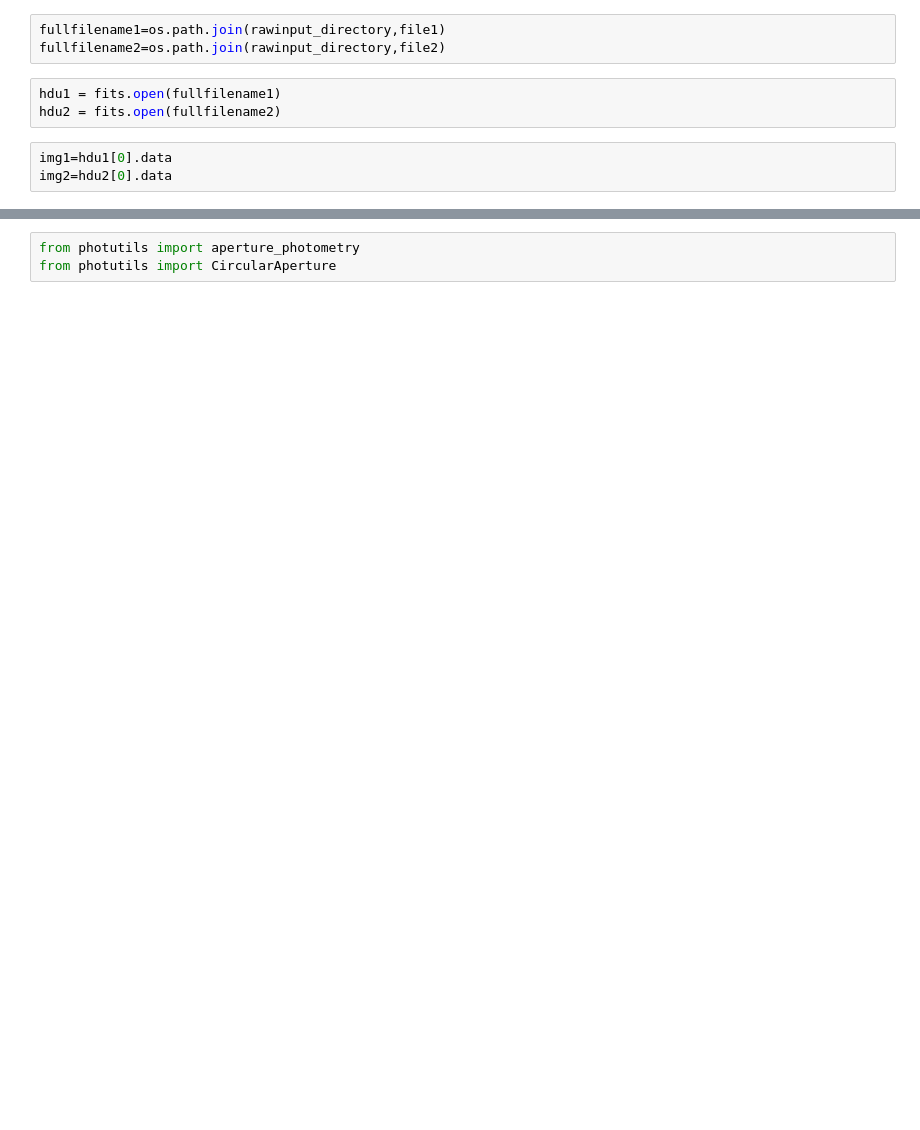
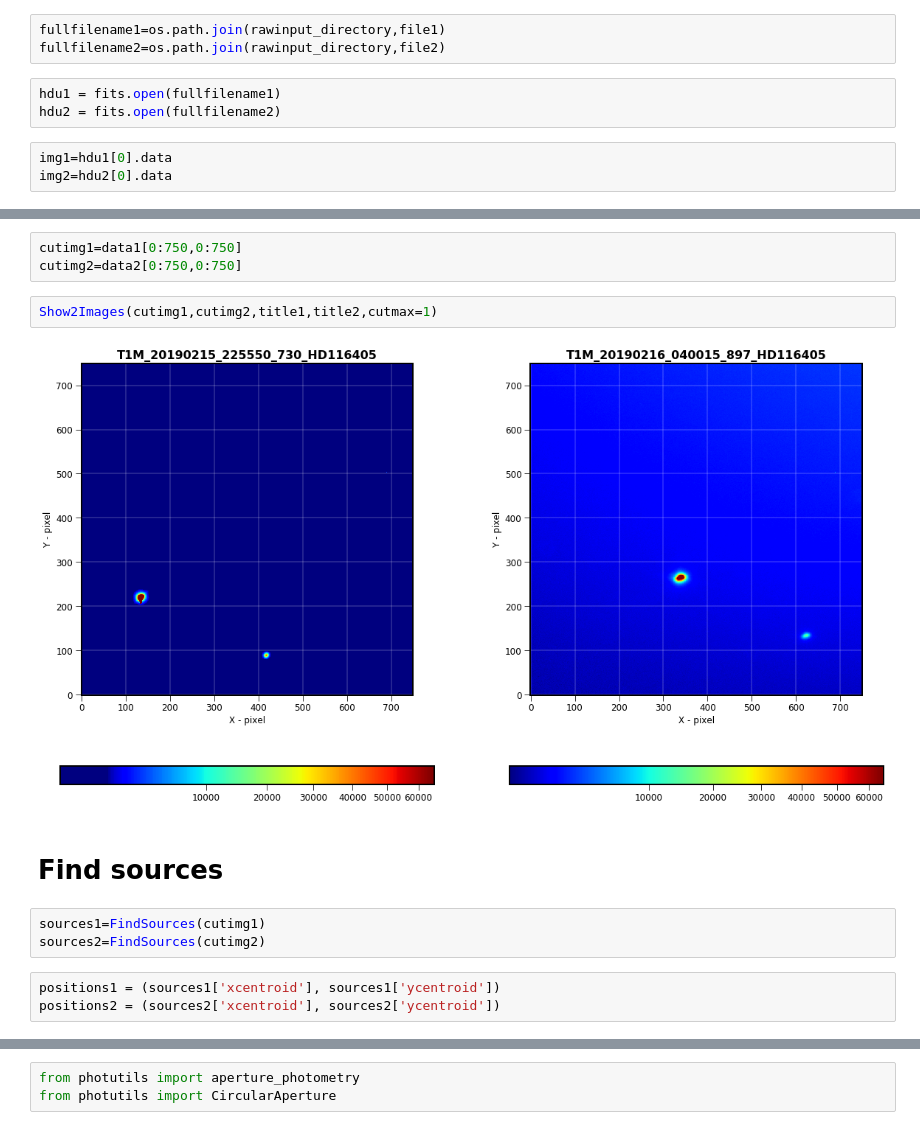
Before and after one commit to sylvielsstfr/SpectractorAnaAtm19, a Jupyter notebook: ana_20190215_HD116405_Filtre_None/ComparePhotometry.ipynb, the cells around one changed output, grey strips where cells are left out. Saved outputs shown, nothing was run; the diff lists cells and outputs as text; blank space fills up the shorter version.

```diff
--- a/ana_20190215_HD116405_Filtre_None/ComparePhotometry.ipynb
+++ b/ana_20190215_HD116405_Filtre_None/ComparePhotometry.ipynb
@@ -315,0 +195,15 @@ plt.imshow(vignette,origin='lower',cmap="jet")
+# %%
+cutimg1=data1[0:750,0:750]
+cutimg2=data2[0:750,0:750]
+# %%
+Show2Images(cutimg1,cutimg2,title1,title2,cutmax=1)
+# %% [output]
+[figure, added]
+# %% [markdown]
+# Find sources
+# %%
+sources1=FindSources(cutimg1)
+sources2=FindSources(cutimg2)
+# %%
+positions1 = (sources1['xcentroid'], sources1['ycentroid'])
+positions2 = (sources2['xcentroid'], sources2['ycentroid'])
```
Also changed, not shown: parts of 78 cells of this notebook.
